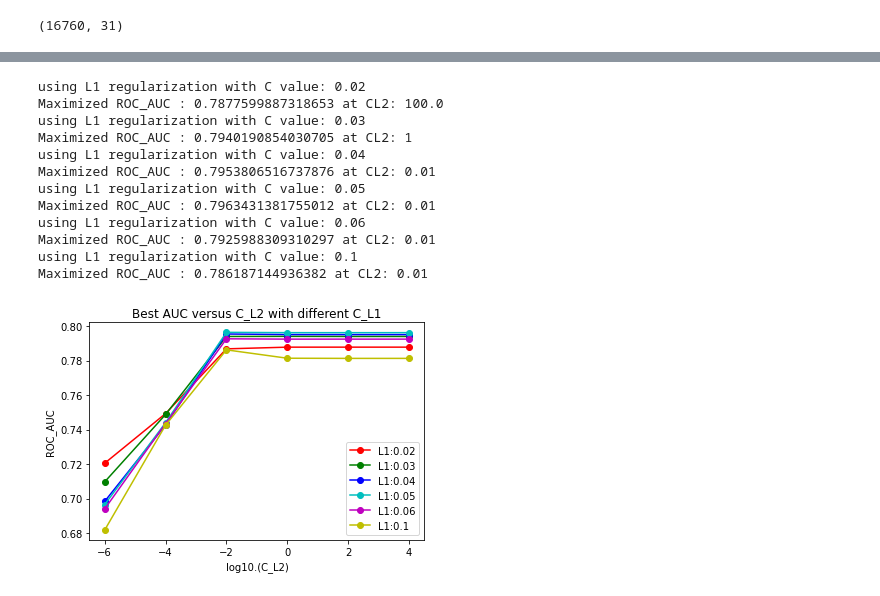
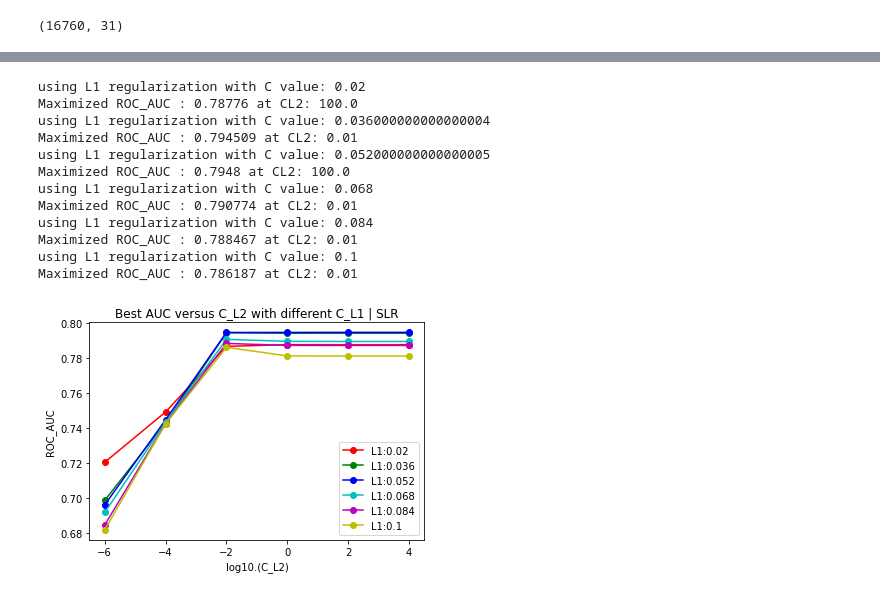
Before and after one commit to ycclau-107/STAT3612Project, a Jupyter notebook: TaskOne/L1_FS_V2_Chris.ipynb, the cells around one changed output, grey strips where cells are left out. Cells and saved outputs as stored; diff of their text form; code cells hidden in the pictures.

```diff
--- a/TaskOne/L1_FS_V2_Chris.ipynb
+++ b/TaskOne/L1_FS_V2_Chris.ipynb
@@ -193,8 +204,11 @@ def featureSelectByCorr(df_feat,threshold = 0.9):
 
     return df_feat.iloc[:,cols]
 
-X_train_corr = featureSelectByCorr(X_train_mean,0.9)
-#for the part of data visualization
+try:
+    X_train_corr = pd.read_csv("X_train_corr.csv")
+except:
+    X_train_corr = featureSelectByCorr(X_train_mean,0.9)
+    X_train_corr.to_csv("X_train_corr.csv", index = False)
 X_train_corr.describe()
 # %% [output]
 Select features by filtering features with high covariance (>= 0.9) :
@@ -298,13 +306,9 @@ print(X_train_select.shape)
 # %% [output]
 (16760, 31)
 # %%
-from sklearn.metrics import roc_auc_score
+def visualize_AUC_L2(X_train,y_train, X_valid, y_valid,
+                    l1_label = str(1e-3), CL2 = [1e-6,1e-3,1,1e3,1e6,1e9,1e12], color = 'b'):
 
-def visualize_AUC_L2(X_train,y_train, X_valid, y_valid,
-                    l1_label = str(1e-3), CL2 = None, color = 'b'):
-
-    if(CL2 == None):
-        CL2 = [1e-6,1e-3,1,1e3,1e6,1e9,1e12]
     auc_list = []
 
     for CL2i in CL2:
@@ -314,6 +318,4 @@ def visualize_AUC_L2(X_train,y_train, X_valid, y_valid,
 
     nc_log = list(map(np.log10,CL2))
     plt.plot(nc_log, auc_list, marker = "o",color = color,label = l1_label)
-    print("Maximized ROC_AUC :",np.max(auc_list),"at CL2:",CL2[auc_list.index(np.max(auc_list))])
-
-visualize_AUC_L2(X_train_select, y_train, X_valid_select, y_valid)
+    print("Maximized ROC_AUC :",np.round(np.max(auc_list),6),"at CL2:",np.round(CL2[auc_list.index(np.max(auc_list))],4))
@@ -323,36 +322,36 @@ Maximized ROC_AUC : 0.7698630217381098 at CL2: 1000.0
 # %%
-C_l1 = [2e-2,3e-2,4e-2,5e-2,6e-2,10e-2]
+C_l1 = np.linspace(start = 2e-2, stop = 10e-2, num = 6)
 C_l2 = [1e-6,1e-4,1e-2,1,1e2,1e4]
 
 def ViscualizeSLR_compare(C_l1, C_l2):
     plot_color = ['r','g','b','c','m','y','k']
     plot_color = plot_color[:len(C_l1)]
 
     for ci_l1, color in zip(C_l1,plot_color):
         print("using L1 regularization with C value:",ci_l1)
         X_train_select = featureSelect_L1(X_train_std,y_train, C = ci_l1)
         X_valid_select = featureSelect(X_train_select,X_valid_std)
 
         visualize_AUC_L2(X_train_select, y_train, X_valid_select, y_valid,
-                          l1_label = ("L1:" + str(ci_l1)),CL2 = C_l2,color = color)
+                          l1_label = ("L1:" + str(np.round(ci_l1,3))),CL2 = C_l2,color = color)
 
     plt.ylabel("ROC_AUC")
     plt.xlabel("log10.(C_L2)")
     plt.legend()
-    plt.title("Best AUC versus C_L2 with different C_L1")
+    plt.title("Best AUC versus C_L2 with different C_L1 | SLR")
 
 ViscualizeSLR_compare(C_l1,C_l2)
 # %% [output]
 using L1 regularization with C value: 0.02
-Maximized ROC_AUC : 0.7877599887318653 at CL2: 100.0
-using L1 regularization with C value: 0.03
-Maximized ROC_AUC : 0.7940190854030705 at CL2: 1
-using L1 regularization with C value: 0.04
-Maximized ROC_AUC : 0.7953806516737876 at CL2: 0.01
-using L1 regularization with C value: 0.05
-Maximized ROC_AUC : 0.7963431381755012 at CL2: 0.01
-using L1 regularization with C value: 0.06
-Maximized ROC_AUC : 0.7925988309310297 at CL2: 0.01
+Maximized ROC_AUC : 0.78776 at CL2: 100.0
+using L1 regularization with C value: 0.036000000000000004
+Maximized ROC_AUC : 0.794509 at CL2: 0.01
+using L1 regularization with C value: 0.052000000000000005
+Maximized ROC_AUC : 0.7948 at CL2: 100.0
+using L1 regularization with C value: 0.068
+Maximized ROC_AUC : 0.790774 at CL2: 0.01
+using L1 regularization with C value: 0.084
+Maximized ROC_AUC : 0.788467 at CL2: 0.01
 using L1 regularization with C value: 0.1
-Maximized ROC_AUC : 0.786187144936382 at CL2: 0.01
+Maximized ROC_AUC : 0.786187 at CL2: 0.01
-[figure, old version]
+[figure, new version]
```
Also changed, not shown: parts of 20 cells of this notebook.
